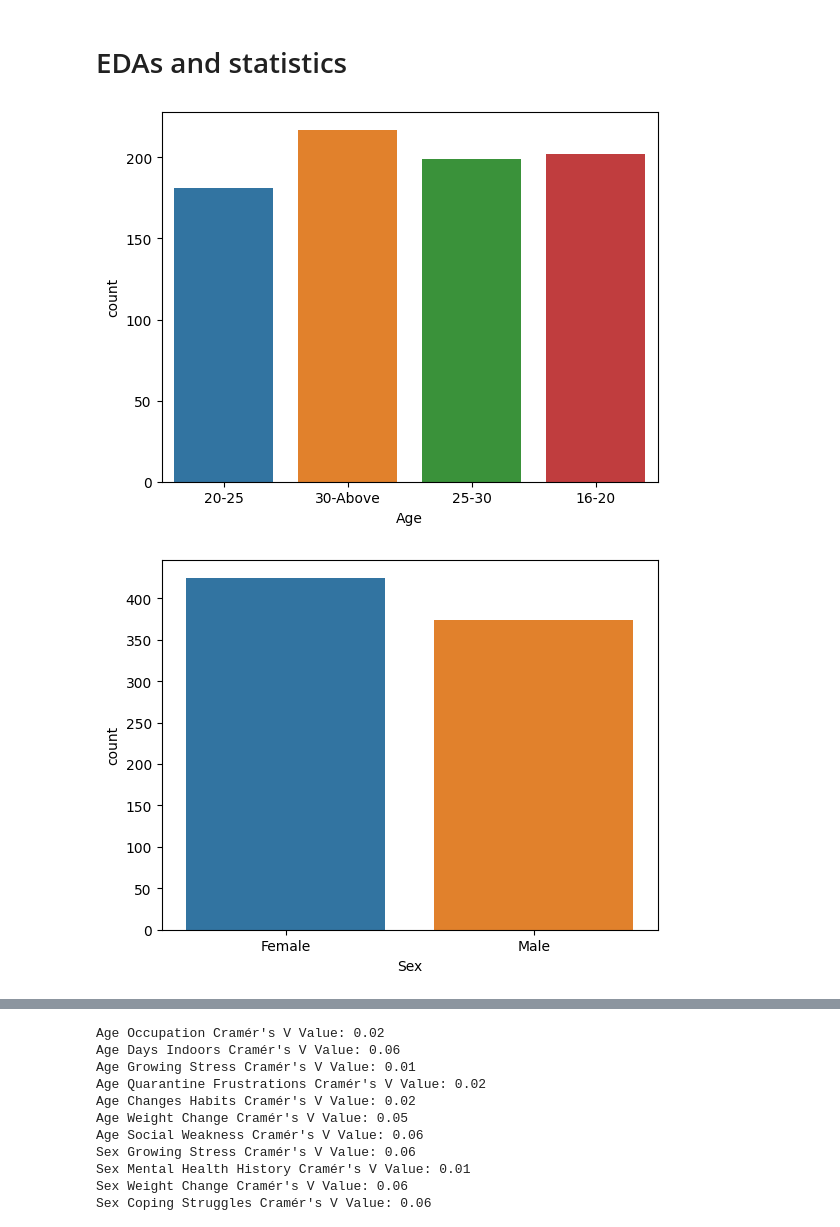
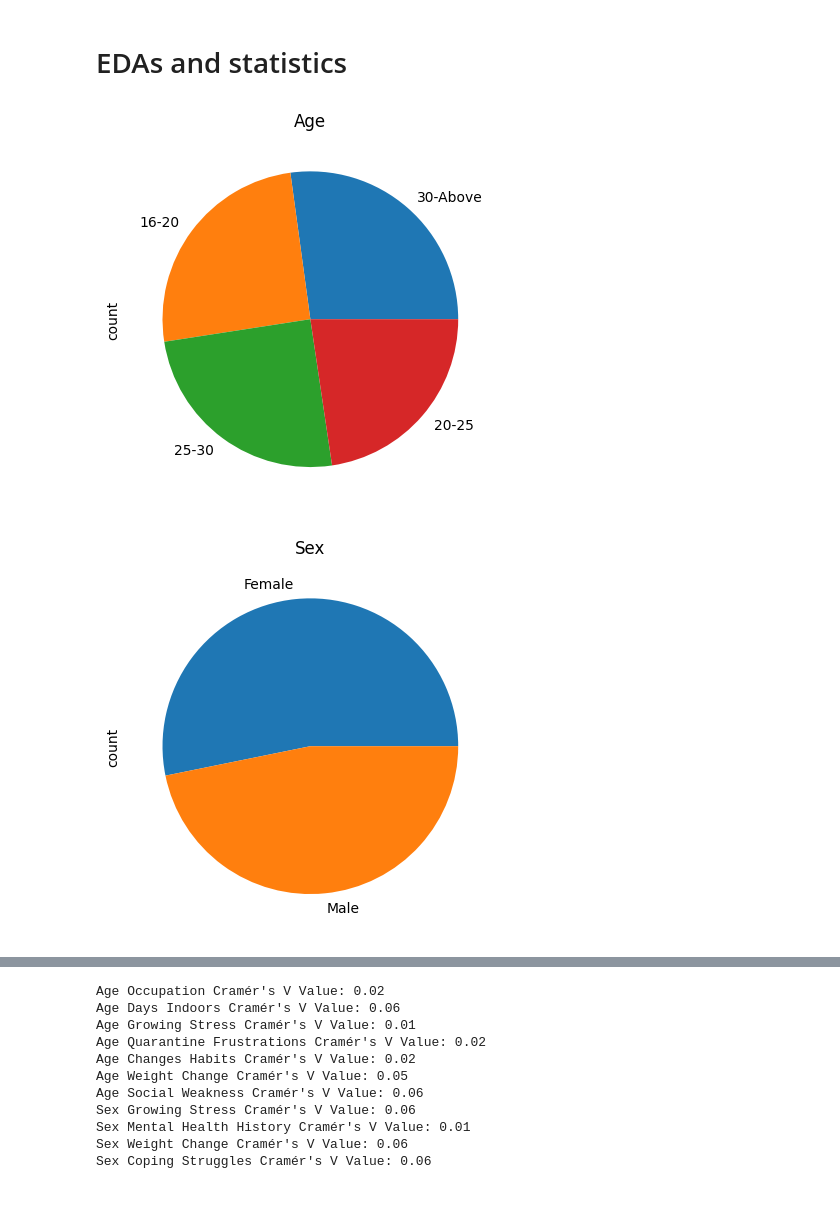
Before and after one commit to Soha85/MyKaggle, a Jupyter notebook: depression.ipynb, the cells around one changed output, grey strips where cells are left out. Drawn from its saved outputs; the diff is of its cells as text; code cells hidden in the pictures; blank space fills up the shorter version.

```diff
--- a/depression.ipynb
+++ b/depression.ipynb
@@ -75,8 +75,9 @@ df.describe()
 # EDAs and statistics
 # %%
 for n in df.columns:
-    sns.countplot(x=n,data=df)
+    df[n].value_counts().plot(kind='pie')
+    plt.title(n)
     plt.show()
 # %% [output]
-[figure, old version]
+[figure, new version]
-[figure, old version]
+[figure, new version]
```
Also changed, not shown: parts of 8 cells of this notebook.
